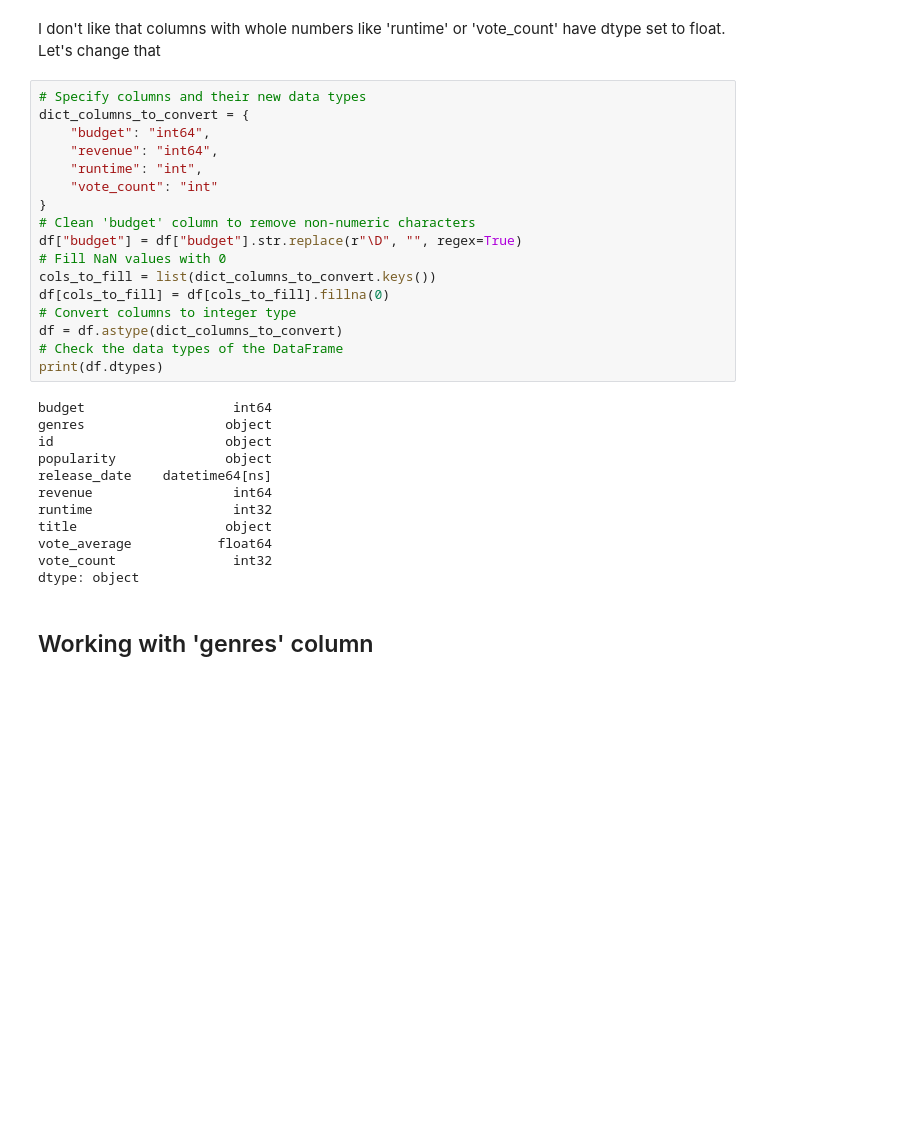
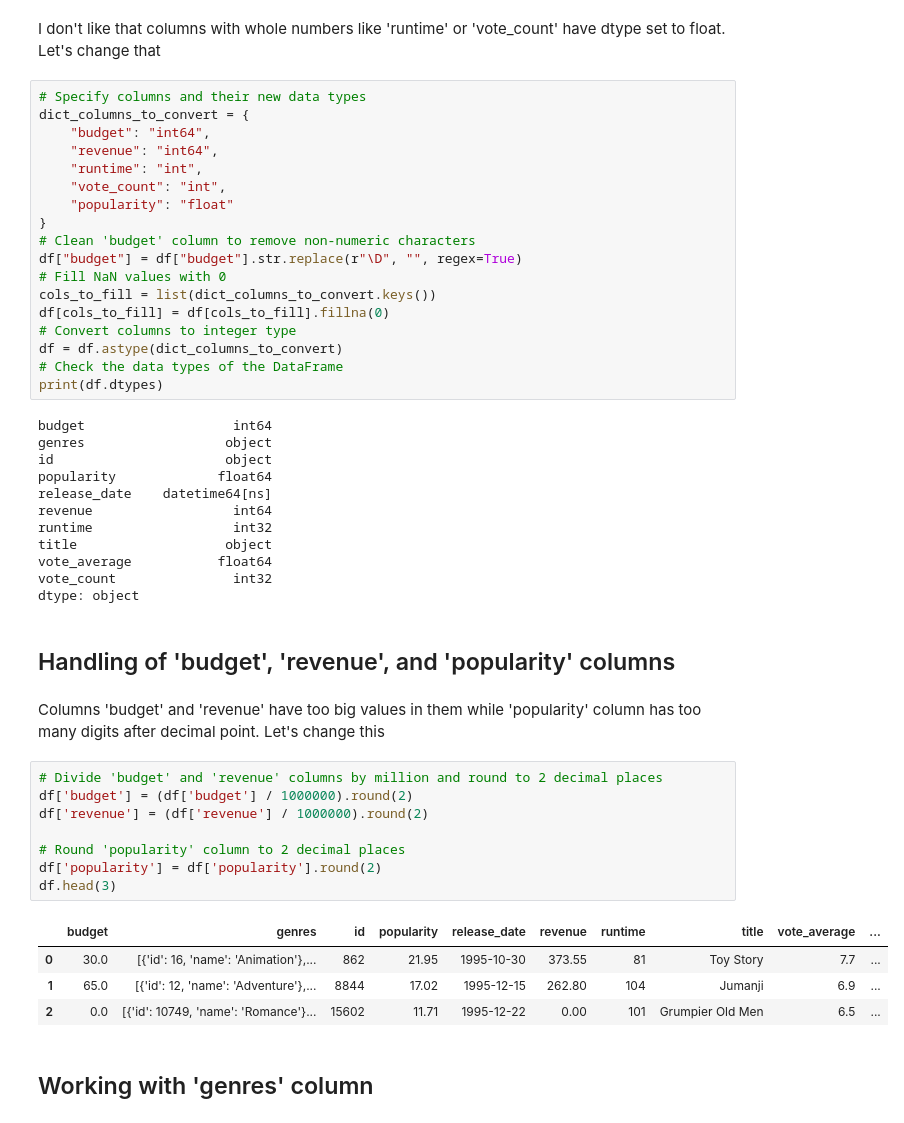
Before and after one commit to SanAntonik/MRS, a Jupyter notebook: DA_skill_showcase/MRS.ipynb, the cells around one changed output. Drawn from its saved outputs; the diff is of its cells as text; blank space fills up the shorter version.

Commit message:
Handle 'budget', 'revenue', and 'popularity' columns

```diff
--- a/DA_skill_showcase/MRS.ipynb
+++ b/DA_skill_showcase/MRS.ipynb
@@ -164,7 +164,8 @@ dict_columns_to_convert = {
     "budget": "int64",
     "revenue": "int64",
     "runtime": "int",
-    "vote_count": "int"
+    "vote_count": "int",
+    "popularity": "float"
 }
 # Clean 'budget' column to remove non-numeric characters
 df["budget"] = df["budget"].str.replace(r"\D", "", regex=True)
@@ -179,7 +180,7 @@ print(df.dtypes)
 budget                   int64
 genres                  object
 id                      object
-popularity              object
+popularity             float64
 release_date    datetime64[ns]
 revenue                  int64
 runtime                  int32
@@ -187,6 +188,23 @@ title                   object
 vote_average           float64
 vote_count               int32
 dtype: object
+# %% [markdown]
+## Handling of 'budget', 'revenue', and 'popularity' columns
+# %% [markdown]
+Columns 'budget' and 'revenue' have too big values in them while 'popularity' column has too many digits after decimal point. Let's change this
+# %%
+# Divide 'budget' and 'revenue' columns by million and round to 2 decimal places
+df['budget'] = (df['budget'] / 1000000).round(2)
+df['revenue'] = (df['revenue'] / 1000000).round(2)
+
+# Round 'popularity' column to 2 decimal places
+df['popularity'] = df['popularity'].round(2)
+df.head(3)
+# %% [output]
+|  | budget | genres | id | popularity | release_date | revenue | runtime | title | vote_average | ... |
+| 0 | 30.0 | [{'id': 16, 'name': 'Animation'},... | 862 | 21.95 | 1995-10-30 | 373.55 | 81 | Toy Story | 7.7 | ... |
+| 1 | 65.0 | [{'id': 12, 'name': 'Adventure'},... | 8844 | 17.02 | 1995-12-15 | 262.80 | 104 | Jumanji | 6.9 | ... |
+| 2 | 0.0 | [{'id': 10749, 'name': 'Romance'}... | 15602 | 11.71 | 1995-12-22 | 0.00 | 101 | Grumpier Old Men | 6.5 | ... |
 # %% [markdown]
 ## Working with 'genres' column
 # %%
```
Also changed, not shown: parts of 5 cells of this notebook.
